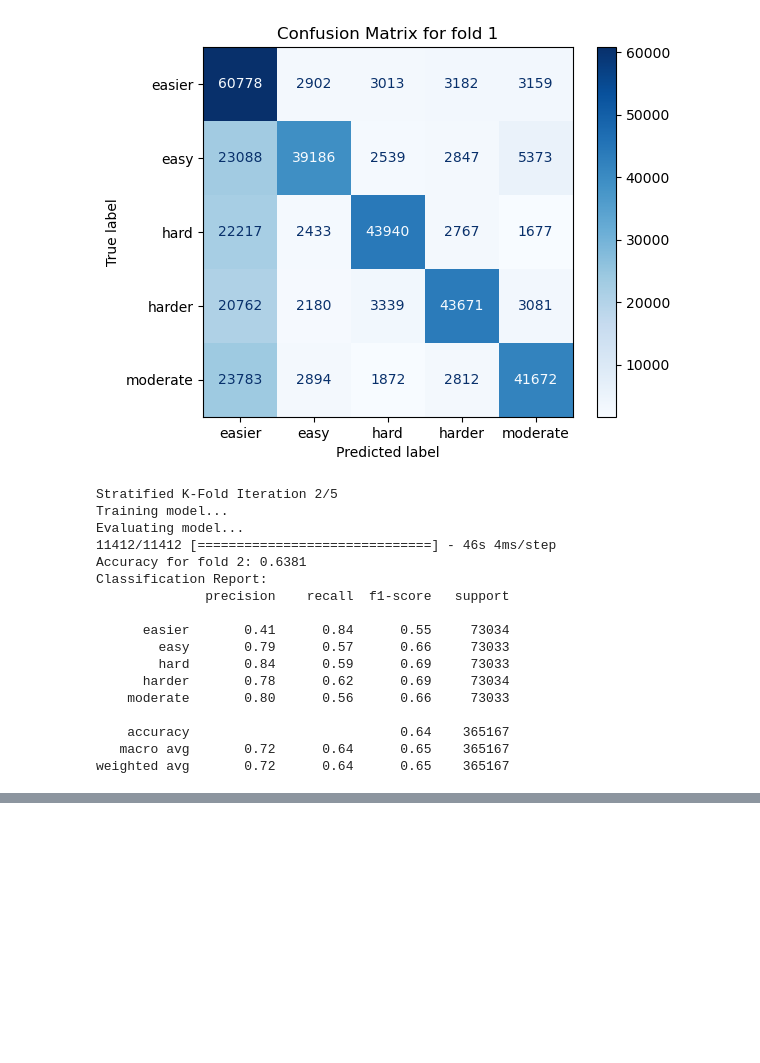
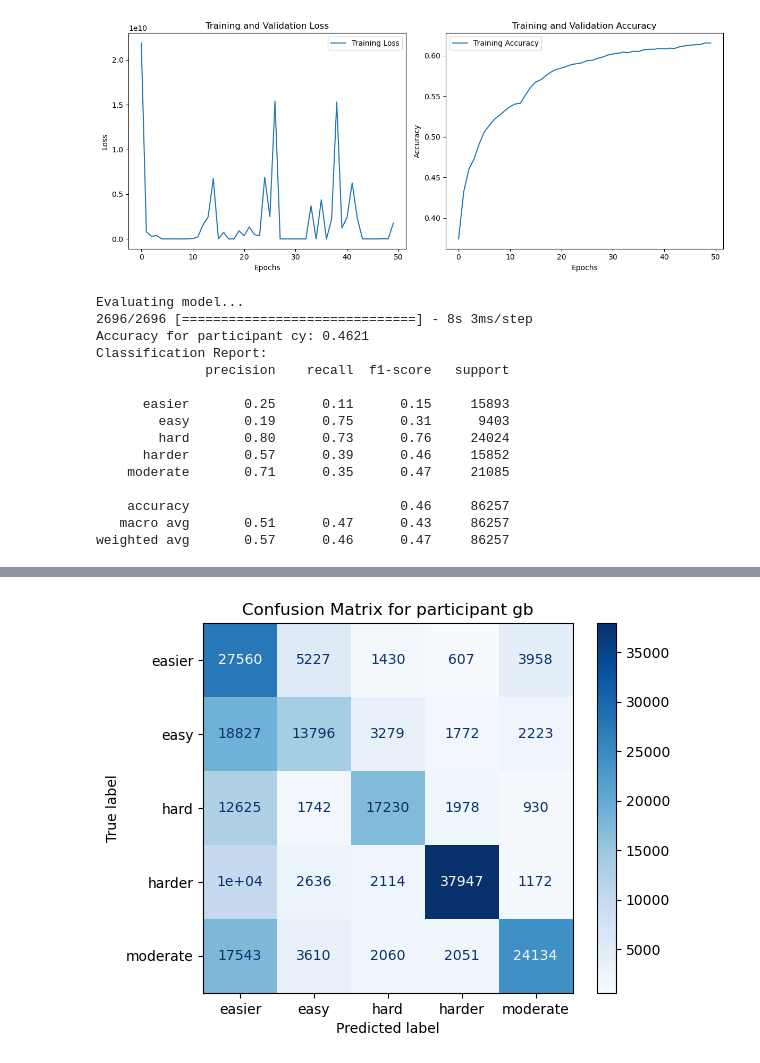
Before and after one commit to ipcarepi/ML-Models, a Jupyter notebook: LSTM execution.ipynb, the cells around one changed output, grey strips where cells are left out. Drawn from its saved outputs; the diff is of its cells as text; code cells hidden in the pictures; blank space fills up the shorter version.

```diff
--- a/LSTM execution.ipynb
+++ b/LSTM execution.ipynb
@@ -180,9 +180,42 @@ def loso_evaluation(X, y, participants, n_classes, hyperparameters):
         y_train_cat = to_categorical(le.fit_transform(y_train))
         y_test_cat = to_categorical(le.transform(y_test))
 
+        # EarlyStopping 콜백 추가
+        early_stopping = EarlyStopping(monitor='val_loss', patience=5, restore_best_weights=True)
+
         print("Training model...")
-        history = model.fit(X_train, y_train_cat, epochs=hyperparameters['epochs'],
-                            batch_size=hyperparameters['batch_size'], verbose=0)
+        history = model.fit(X_train,
+                            y_train_cat,
+                            epochs=hyperparameters['epochs'],
+                            batch_size=hyperparameters['batch_size'],
+                            callbacks=[early_stopping],
+                            verbose=0)
+
+        print(history)
+
+        # 학습 그래프 그리기
+        plt.figure(figsize=(12, 5))
+
+        # Loss 그래프
+        plt.subplot(1, 2, 1)
+        plt.plot(history.history['loss'], label='Training Loss')
+        #plt.plot(history.history['val_loss'], label='Validation Loss')
+        plt.xlabel('Epochs')
+        plt.ylabel('Loss')
+        plt.title('Training and Validation Loss')
+        plt.legend()
+
+        # Accuracy 그래프
+        plt.subplot(1, 2, 2)
+        plt.plot(history.history['accuracy'], label='Training Accuracy')
+        #plt.plot(history.history['val_accuracy'], label='Validation Accuracy')
+        plt.xlabel('Epochs')
+        plt.ylabel('Accuracy')
+        plt.title('Training and Validation Accuracy')
+        plt.legend()
+
+        plt.tight_layout()
+        plt.show()
 
         print("Evaluating model...")
         y_pred = model.predict(X_test)
@@ -271,7 +304,7 @@ def main():
     baseline_duration = 30  # Set this to your baseline duration in seconds
 
     print(f"\n{'='*50}")
-    print(f"Running 5-class classification with StratifiedKFold evaluation")
+    print(f"Running 5-class classification with loso evaluation")
     print(f"{'='*50}")
 
     X, y, participants = create_dataset(data_frames, window_size, expected_features, baseline_duration)
@@ -320,7 +353,7 @@ def main():
     y = le.inverse_transform(y_resampled)
 
     print(f"After SMOTE - Class distribution: {np.unique(y, return_counts=True)}")
-    print(f"After SMOTE - Dataset shape: {X.shape}")
+    print(f"After SMOTE - Dataset shape: {X.shape, y.shape}")
     print(f"After SMOTE - Participants shape: {participants.shape}")
 
     assert X.shape[0] == y.shape[0] == participants.shape[0], "Mismatch in array lengths after SMOTE"
@@ -335,10 +368,10 @@ def main():
     }
 
     try:
-        print("\nStarting StratifiedKFold evaluation with best hyperparameters...")
-        skf_mean, skf_std = stratified_kfold_evaluation(X, y, n_classes, best_hyperparameters)
-        print(f"\nStratifiedKFold evaluation results:")
-        print(f"Mean accuracy: {skf_mean:.4f} (+/- {skf_std:.4f})")
+        print("\nStarting loso evaluation with best hyperparameters...")
+        loso_mean, loso_std = loso_evaluation(X, y, participants, n_classes, best_hyperparameters)
+        print(f"\nLoso evaluation results:")
+        print(f"Mean accuracy: {loso_mean:.4f} (+/- {loso_std:.4f})")
 
         # Create and train the final model on all data
         final_model = create_advanced_lstm_model(
@@ -368,7 +401,7 @@ def main():
 
     except Exception as e:
         import traceback
-        print(f"An error occurred during the StratifiedKFold evaluation or model saving:")
+        print(f"An error occurred during the loso evaluation or model saving:")
         print(str(e))
         print("Traceback:")
         traceback.print_exc()
@@ -396,18 +429,16 @@ weighted avg       0.71      0.63      0.64    365167
-[figure, old version]
+[figure, new version]
-Stratified K-Fold Iteration 2/5
-Training model...
 Evaluating model...
-11412/11412 [==============================] - 46s 4ms/step
-Accuracy for fold 2: 0.6381
+2696/2696 [==============================] - 8s 3ms/step
+Accuracy for participant cy: 0.4621
 Classification Report:
               precision    recall  f1-score   support
 
-      easier       0.41      0.84      0.55     73034
-        easy       0.79      0.57      0.66     73033
-        hard       0.84      0.59      0.69     73033
-      harder       0.78      0.62      0.69     73034
-    moderate       0.80      0.56      0.66     73033
+      easier       0.25      0.11      0.15     15893
+        easy       0.19      0.75      0.31      9403
+        hard       0.80      0.73      0.76     24024
+      harder       0.57      0.39      0.46     15852
+    moderate       0.71      0.35      0.47     21085
 
-    accuracy                           0.64    365167
-   macro avg       0.72      0.64      0.65    365167
-weighted avg       0.72      0.64      0.65    365167
+    accuracy                           0.46     86257
+   macro avg       0.51      0.47      0.43     86257
+weighted avg       0.57      0.46      0.47     86257
@@ -485,0 +513 @@ Traceback:
+[figure, added]
```
Also changed, not shown: parts of 1 cell of this notebook, 1 other file.
